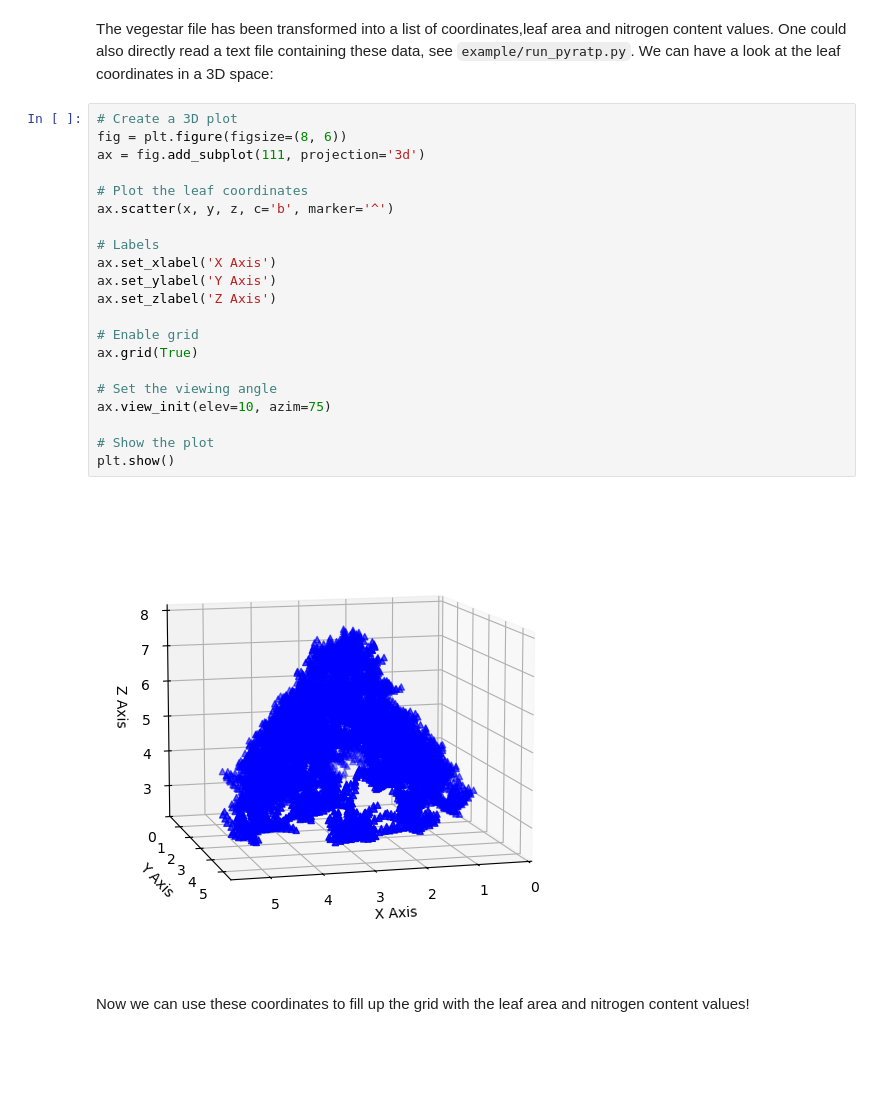
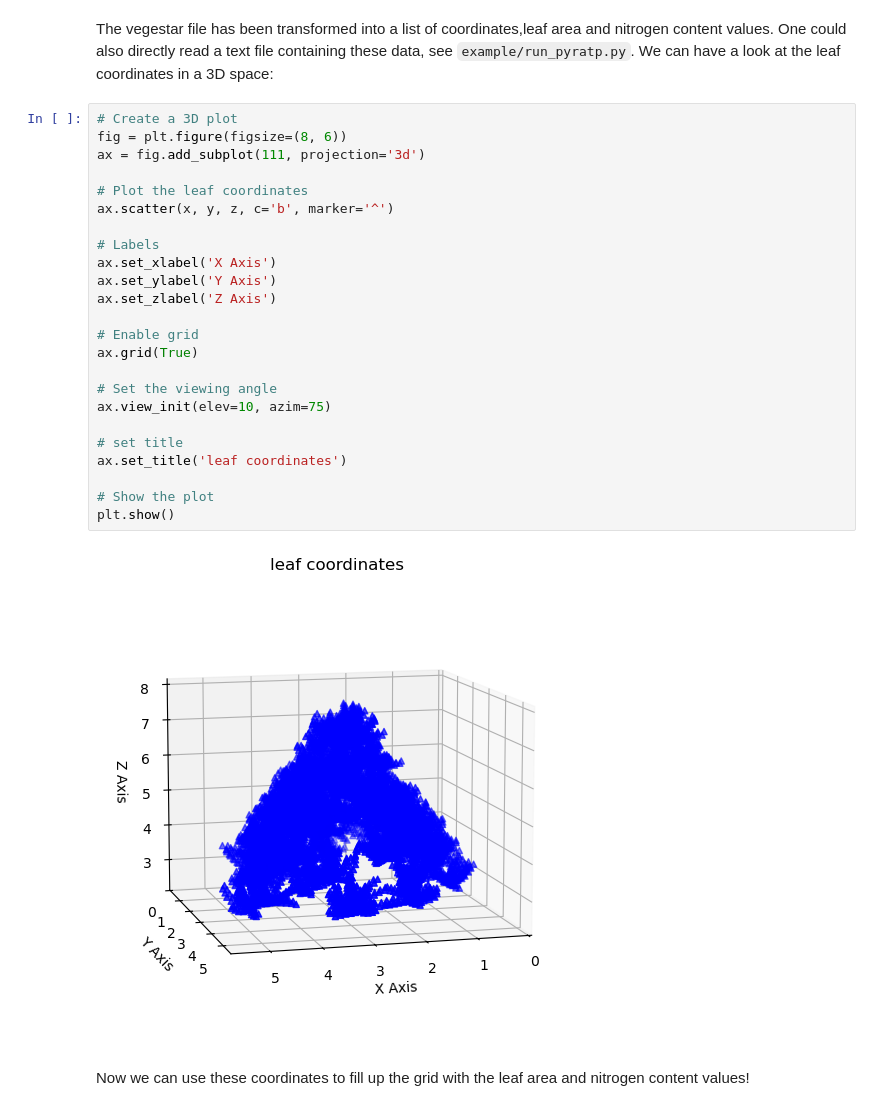
Before and after one commit to openalea/PyRATP, a Jupyter notebook: example/basics_of_PyRATP.ipynb, the cells around one changed output. Cells and saved outputs as stored; diff of their text form; blank space fills up the shorter version.

```diff
--- a/example/basics_of_PyRATP.ipynb
+++ b/example/basics_of_PyRATP.ipynb
@@ -147,26 +147,29 @@ The vegestar file has been transformed into a list of coordinates,leaf area and
 # %%
 # Create a 3D plot
 fig = plt.figure(figsize=(8, 6))
 ax = fig.add_subplot(111, projection='3d')
 
 # Plot the leaf coordinates
 ax.scatter(x, y, z, c='b', marker='^')
 
 # Labels
 ax.set_xlabel('X Axis')
 ax.set_ylabel('Y Axis')
 ax.set_zlabel('Z Axis')
 
 # Enable grid
 ax.grid(True)
 
 # Set the viewing angle
 ax.view_init(elev=10, azim=75)
 
+# set title
+ax.set_title('leaf coordinates')
+
 # Show the plot
 plt.show()
 # %% [output]
-[figure, old version]
+[figure, new version]
 # %% [markdown]
 Now we can use these coordinates to fill up the grid with the leaf area  and nitrogen content values!
 # %%
```
Also changed, not shown: parts of 4 cells of this notebook, 4 other files.
